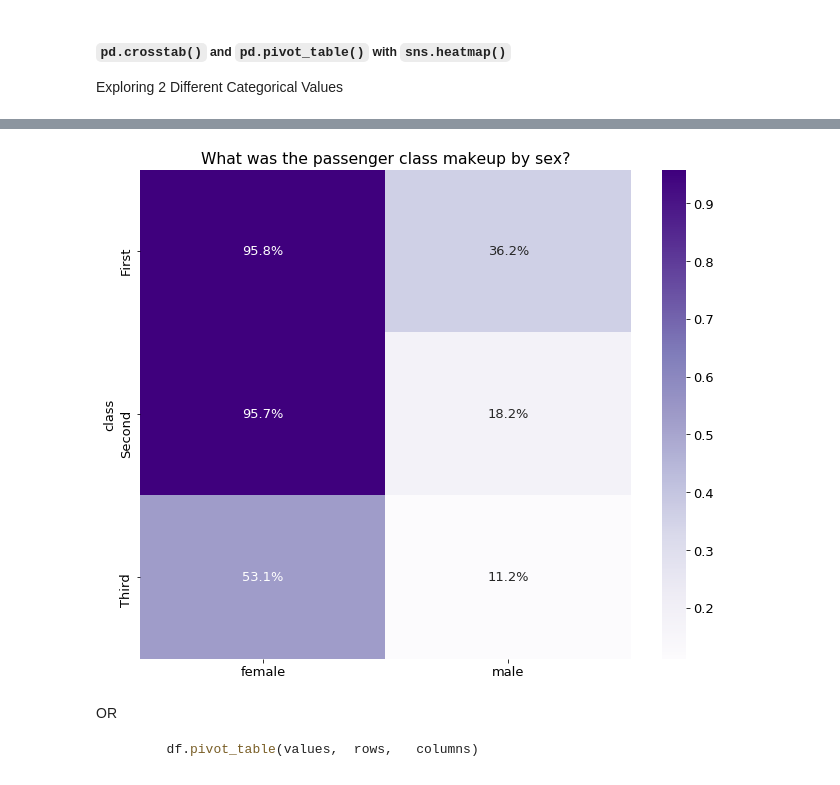
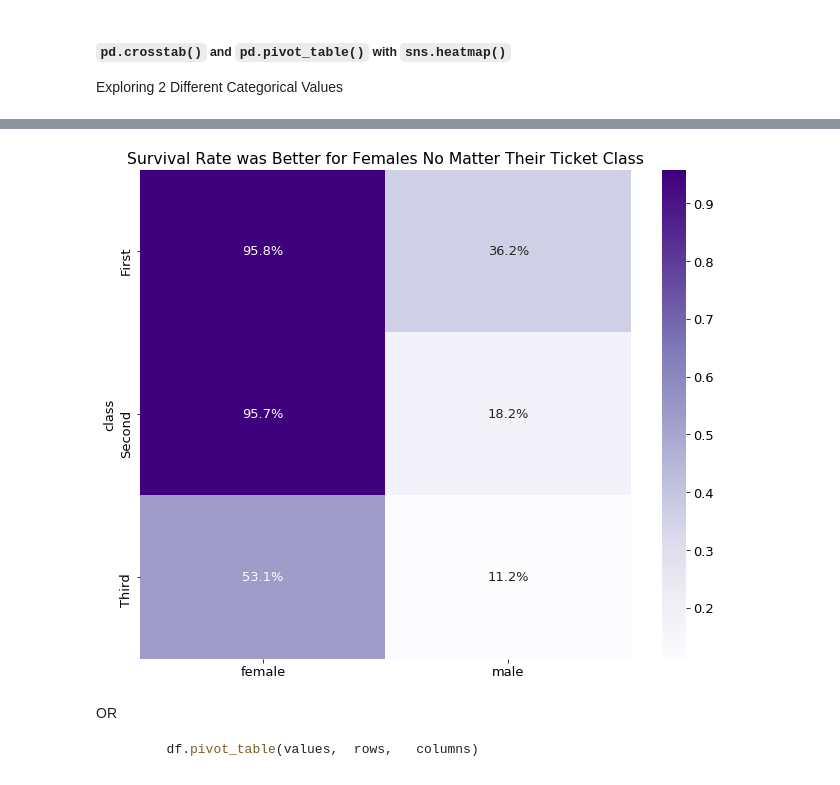
Before and after one commit to faithkane3/e_classification, a Jupyter notebook: classification_acquire_to_explore_review.ipynb, the cells around one changed output, grey strips where cells are left out. Cells and saved outputs as stored; diff of their text form; code cells hidden in the pictures.

Commit message:
Commit more plotting code exmplanations

````diff
--- a/classification_acquire_to_explore_review.ipynb
+++ b/classification_acquire_to_explore_review.ipynb
@@ -1056,15 +1183,15 @@ Exploring 2 Different Categorical Values
 # %%
-train.groupby(['class', 'sex']).survived.mean()
+# Let's plot the above table.
 
 ctab = pd.crosstab(train['class'], train.sex, values=train.survived, aggfunc='mean')
 sns.heatmap(ctab, annot=True, cmap='Purples', fmt='.1%')
 
-plt.title('What was the passenger class makeup by sex?')
+plt.title('Survival Rate was Better for Females No Matter Their Ticket Class')
 plt.xlabel('')
 
 plt.show()
 # %% [output]
-[figure, old version]
+[figure, new version]
 # %% [markdown]
 OR
 ```python
````
Also changed, not shown: parts of 39 cells of this notebook.
